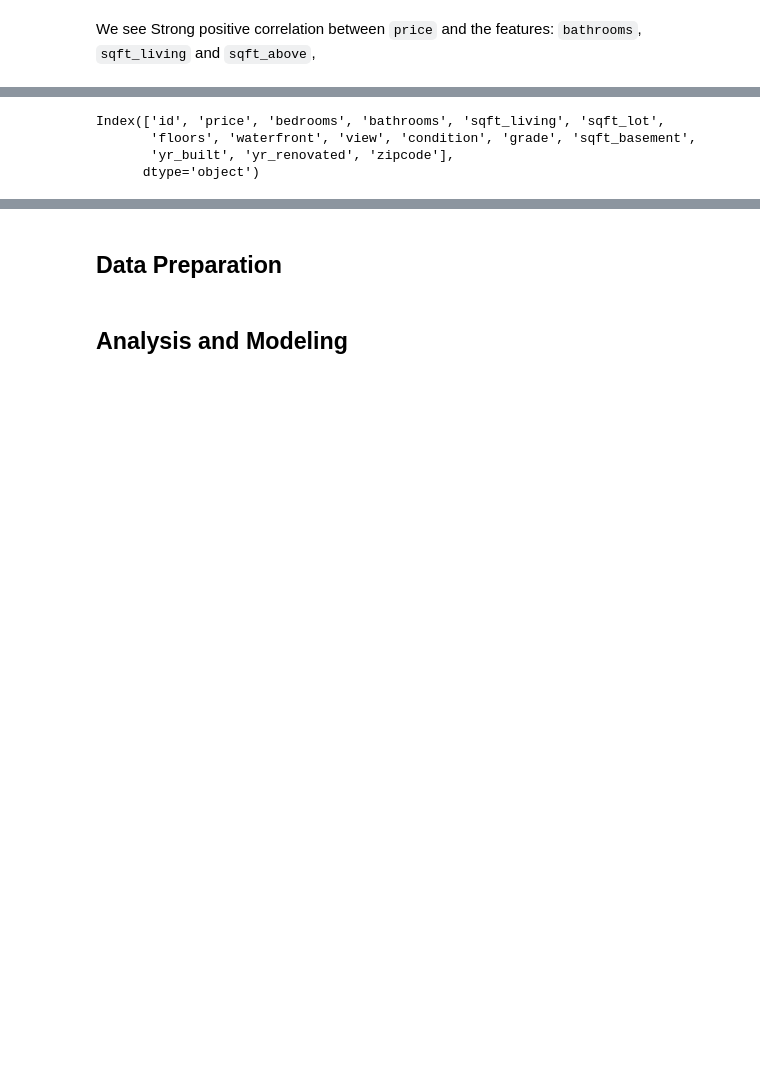
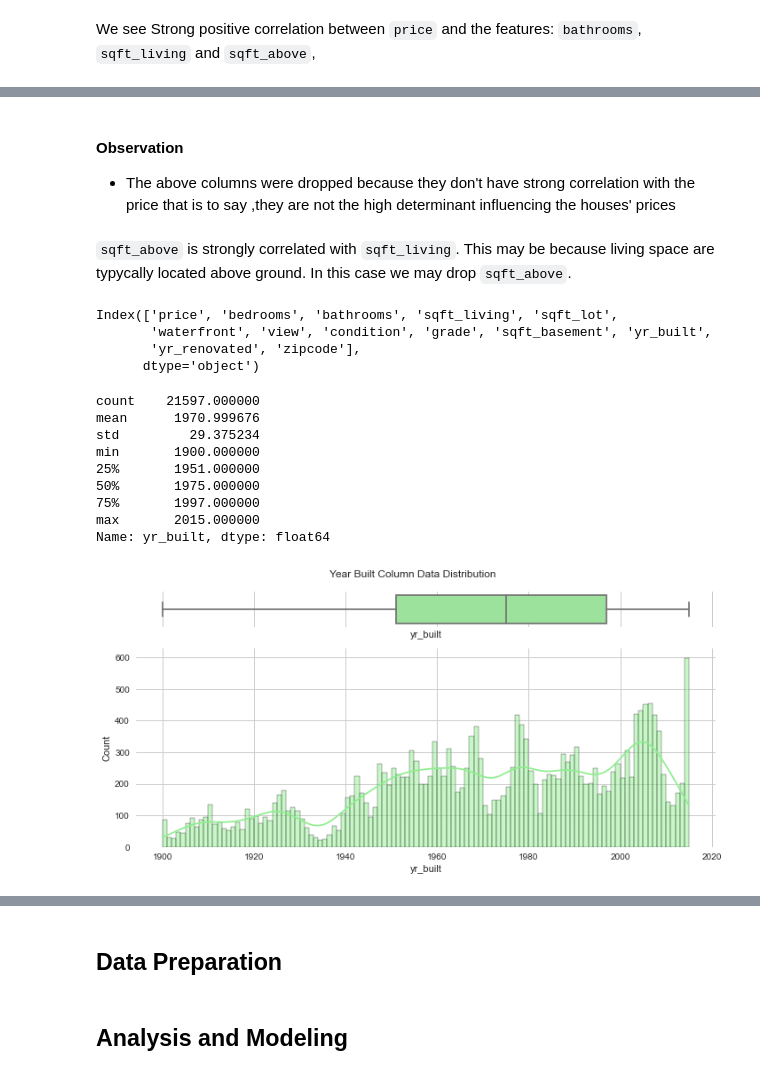
Before and after one commit to R3TR0Quan/KC_Realestate_Analysis_and_Modelling, a Jupyter notebook: notebook.ipynb, the cells around one changed output, grey strips where cells are left out. Saved outputs shown, nothing was run; the diff lists cells and outputs as text; code cells hidden in the pictures; blank space fills up the shorter version.

```diff
--- a/notebook.ipynb
+++ b/notebook.ipynb
@@ -222,0 +274,5 @@ We see Strong positive correlation between `price` and the features: `bathrooms`
+# %%
+#dropping the following columns id, date, lat, sqft_living15, zipcode, long, floors, sqft_lot15
+cols_to_drop = ['id', 'date', 'lat','sqft_living15','long', 'floors', 'sqft_lot15']
+kc_hses.drop(cols_to_drop, axis=1, inplace=True)
+kc_hses.info()
@@ -223,8 +297,40 @@ We see Strong positive correlation between `price` and the features: `bathrooms`
+# %% [markdown]
+#### Observation
+* The above columns were dropped because they don't have strong correlation with the price that is to say ,they are not the high determinant influencing the houses' prices
+# %% [markdown]
+`sqft_above` is strongly correlated with `sqft_living`. This may be because living space are typycally located above ground. In this case we may drop `sqft_above`.
 # %%
 kc_hses.drop('sqft_above', axis=1, inplace=True)
 kc_hses.columns
 # %% [output]
-Index(['id', 'price', 'bedrooms', 'bathrooms', 'sqft_living', 'sqft_lot',
-       'floors', 'waterfront', 'view', 'condition', 'grade', 'sqft_basement',
-       'yr_built', 'yr_renovated', 'zipcode'],
+Index(['price', 'bedrooms', 'bathrooms', 'sqft_living', 'sqft_lot',
+       'waterfront', 'view', 'condition', 'grade', 'sqft_basement', 'yr_built',
+       'yr_renovated', 'zipcode'],
       dtype='object')
+# %%
+# Function to describe the data and plot the histogram, kde and boxplot of the data
+def desc_and_plot(df, col, title, bins_='auto'):
+    ''' Describes and Plots the distribution of a column in a dataframe as a histogram, kde and boxplot '''
+    print(df[col].describe())
+    # creating a figure composed of two matplotlib.Axes objects (ax_box and ax_hist)
+    f, (ax_box, ax_hist) = plt.subplots(2, sharex=True, gridspec_kw={"height_ratios": (.15, .85)}, figsize=(10, 5))
+
+    # assign a graph to each ax
+    sns.boxplot(df[col], ax=ax_box, color='lightgreen')
+    sns.histplot(data=df, x=col, ax=ax_hist, kde=True, color='lightgreen', bins=bins_, edgecolor='black')
+    plt.suptitle(title)
+    plt.tight_layout();
+# %%
+# Visualise the data distribution
+desc_and_plot(kc_hses, 'yr_built', 'Year Built Column Data Distribution', 115)
+# %% [output]
+count    21597.000000
+mean      1970.999676
+std         29.375234
+min       1900.000000
+25%       1951.000000
+50%       1975.000000
+75%       1997.000000
+max       2015.000000
+Name: yr_built, dtype: float64
+[figure, added]
```
Also changed, not shown: parts of 23 cells of this notebook.
